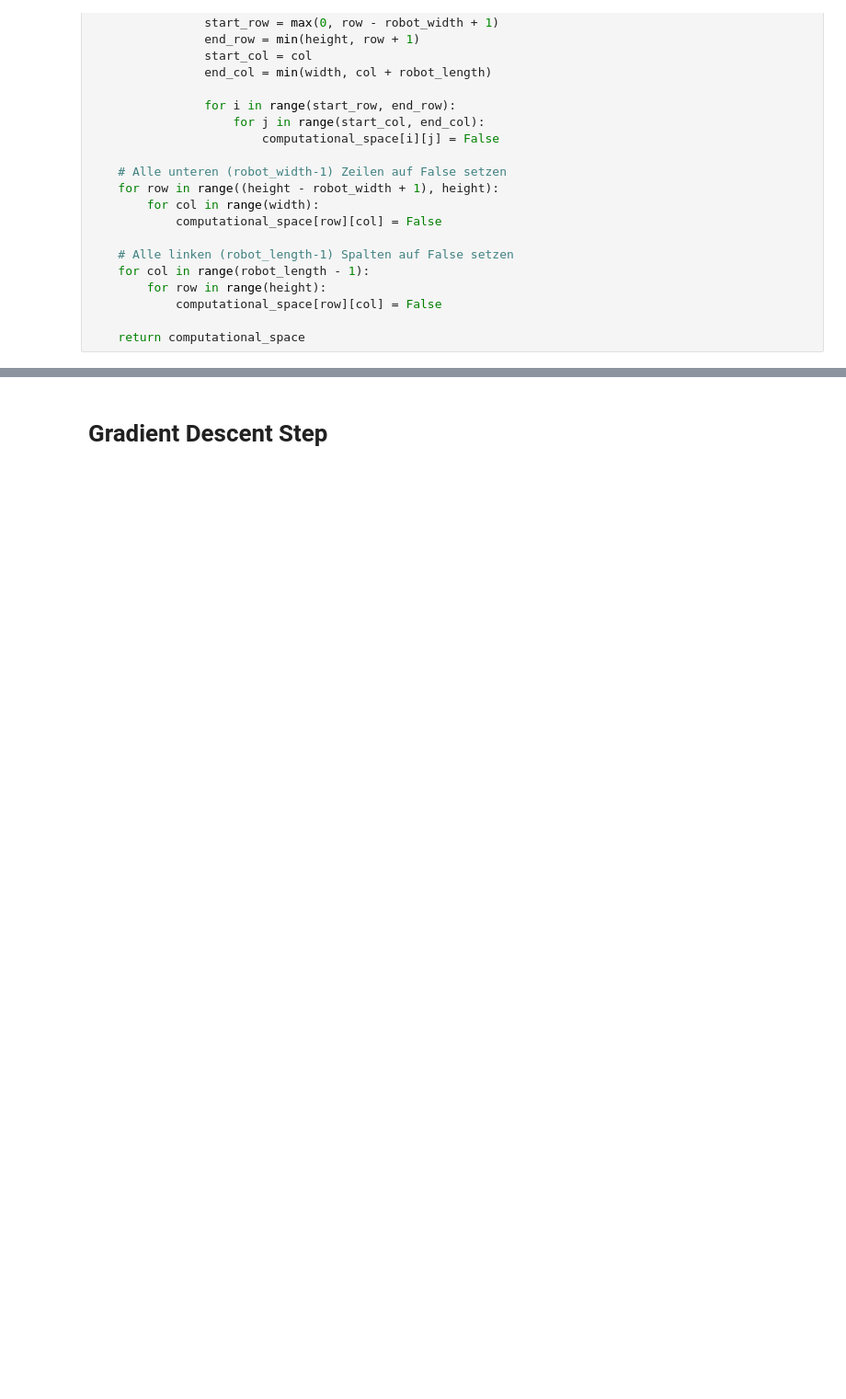
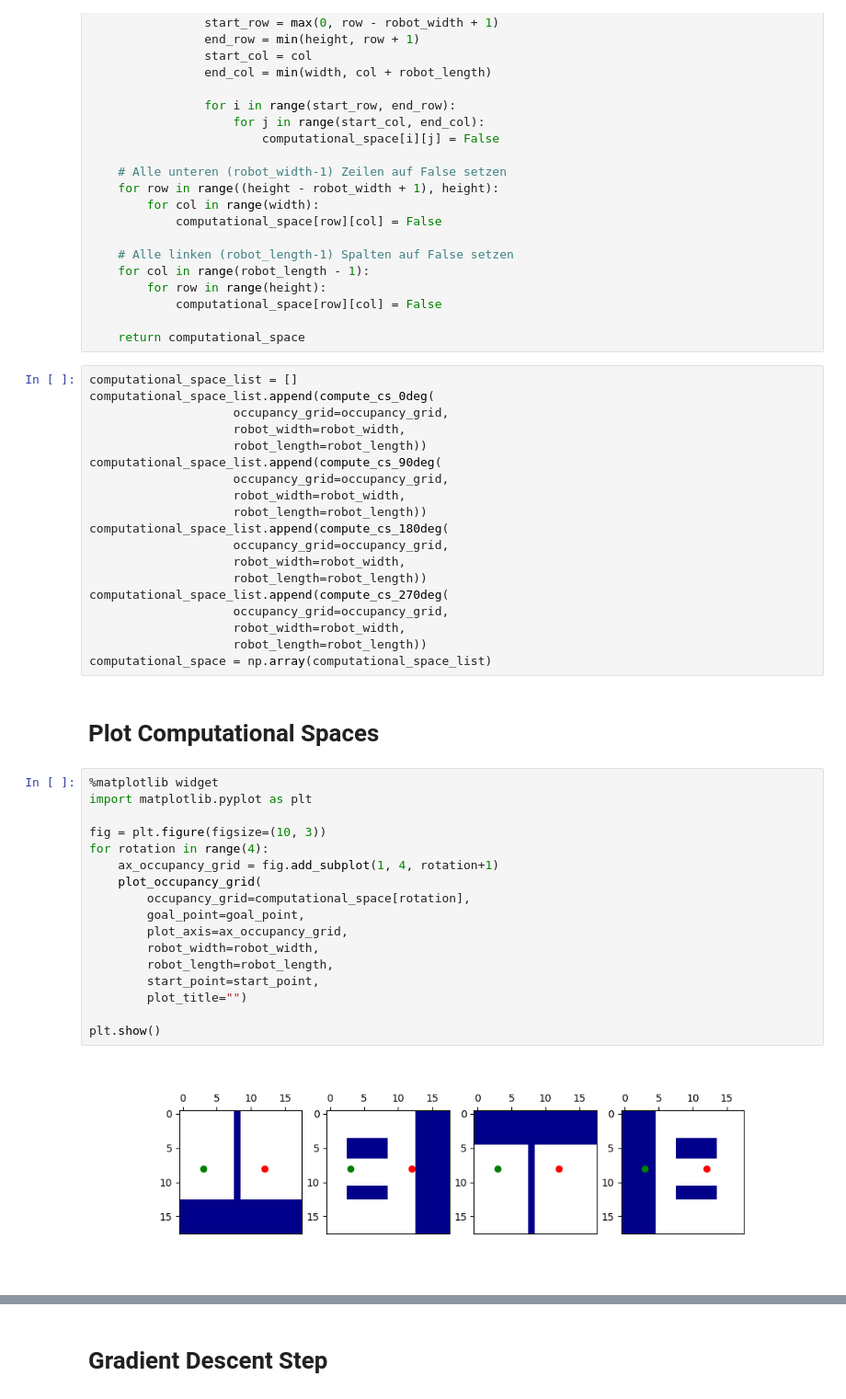
Before and after one commit to ca-schue/potential-field, a Jupyter notebook: pot-field.ipynb, the cells around one changed output, grey strips where cells are left out. Shown at 92% size. Cells and saved outputs as stored; diff of their text form; blank space fills up the shorter version.

```diff
--- a/pot-field.ipynb
+++ b/pot-field.ipynb
@@ -214,3 +253,43 @@ def compute_cs_270deg(occupancy_grid, robot_width, robot_length):
             computational_space[row][col] = False
 
     return computational_space
+# %%
+computational_space_list = []
+computational_space_list.append(compute_cs_0deg(
+                    occupancy_grid=occupancy_grid,
+                    robot_width=robot_width,
+                    robot_length=robot_length))
+computational_space_list.append(compute_cs_90deg(
+                    occupancy_grid=occupancy_grid,
+                    robot_width=robot_width,
+                    robot_length=robot_length))
+computational_space_list.append(compute_cs_180deg(
+                    occupancy_grid=occupancy_grid,
+                    robot_width=robot_width,
+                    robot_length=robot_length))
+computational_space_list.append(compute_cs_270deg(
+                    occupancy_grid=occupancy_grid,
+                    robot_width=robot_width,
+                    robot_length=robot_length))
+computational_space = np.array(computational_space_list)
+# %% [markdown]
+# Plot Computational Spaces
+# %%
+%matplotlib widget
+import matplotlib.pyplot as plt
+
+fig = plt.figure(figsize=(10, 3))
+for rotation in range(4):
+    ax_occupancy_grid = fig.add_subplot(1, 4, rotation+1)
+    plot_occupancy_grid(
+        occupancy_grid=computational_space[rotation],
+        goal_point=goal_point,
+        plot_axis=ax_occupancy_grid,
+        robot_width=robot_width,
+        robot_length=robot_length,
+        start_point=start_point,
+        plot_title="")
+
+plt.show()
+# %% [output]
+[figure, added]
```
Also changed, not shown: parts of 30 cells of this notebook.
